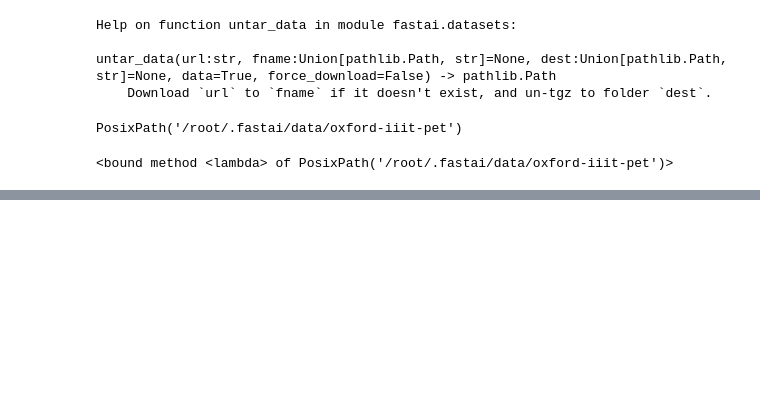
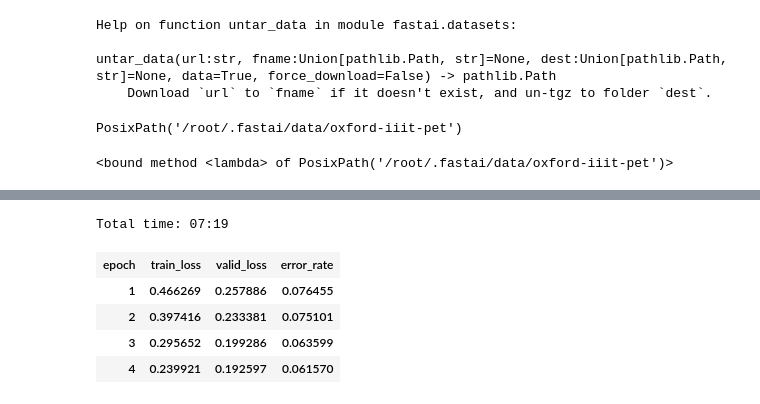
Before and after one commit to abhijithneilabraham/Fastai-tryouts, a Jupyter notebook: pets.ipynb, the cells around one changed output, grey strips where cells are left out. Saved outputs shown, nothing was run; the diff lists cells and outputs as text; code cells hidden in the pictures; blank space fills up the shorter version.

```diff
--- a/pets.ipynb
+++ b/pets.ipynb
@@ -25,0 +45,3 @@ path_img = path/'images'
+# %%
+learn=create_cnn(data,models.resnet34,metrics=error_rate)
+learn.model
@@ -25,0 +67,9 @@ path_img = path/'images'
+# %%
+learn.fit_one_cycle(4)
+# %% [output]
+Total time: 07:19
+| epoch | train_loss | valid_loss | error_rate |
+| 1 | 0.466269 | 0.257886 | 0.076455 |
+| 2 | 0.397416 | 0.233381 | 0.075101 |
+| 3 | 0.295652 | 0.199286 | 0.063599 |
+| 4 | 0.239921 | 0.192597 | 0.061570 |
```
Also changed, not shown: parts of 7 cells of this notebook.
